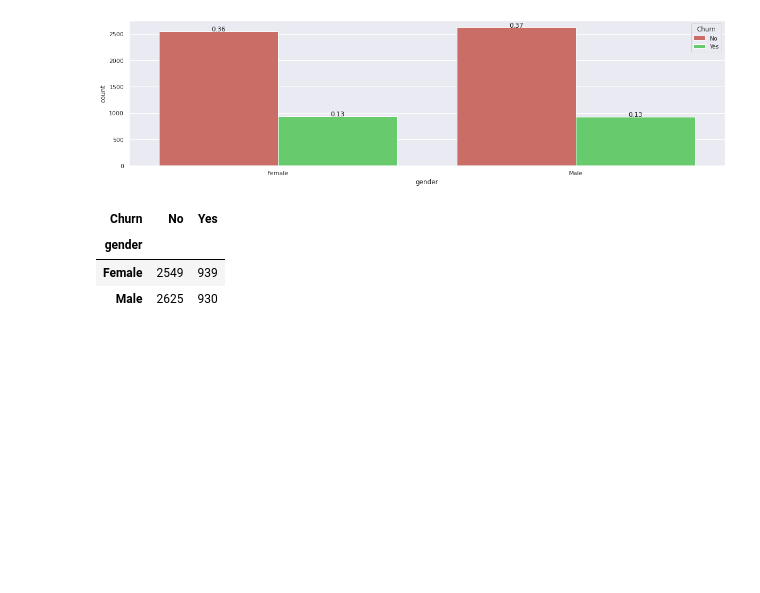
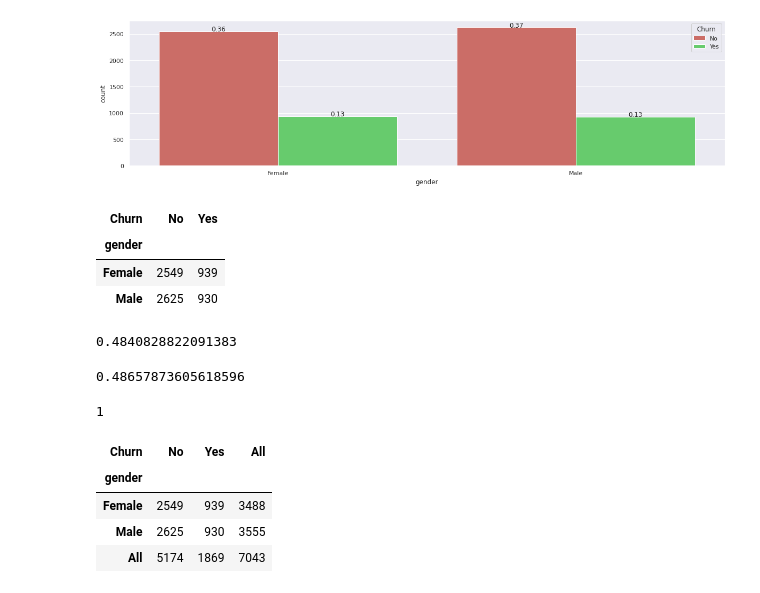
Before and after one commit to shelly2904/DATA_SCIENCE, a Jupyter notebook: EDA/Applied_Statistics.ipynb, the cells around one changed output. Cells and saved outputs as stored; diff of their text form; code cells hidden in the pictures; blank space fills up the shorter version.

```diff
--- a/EDA/Applied_Statistics.ipynb
+++ b/EDA/Applied_Statistics.ipynb
@@ -341,0 +345,20 @@ gender_churn_ct
+# %%
+chi2
+# %% [output]
+0.4840828822091383
+# %%
+p
+# %% [output]
+0.48657873605618596
+# %%
+dof
+# %% [output]
+1
+# %%
+pd.crosstab(index=churn_df["gender"], columns=churn_df["Churn"], margins=True)
+# %% [output]
+| Churn | No | Yes | All |
+| gender |  |  |  |
+| Female | 2549 | 939 | 3488 |
+| Male | 2625 | 930 | 3555 |
+| All | 5174 | 1869 | 7043 |
```
Also changed, not shown: parts of 9 cells of this notebook.
